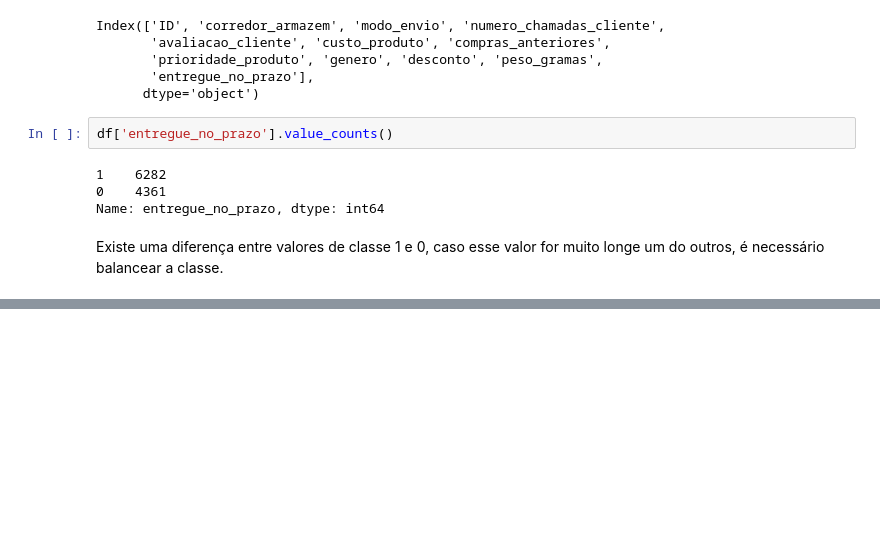
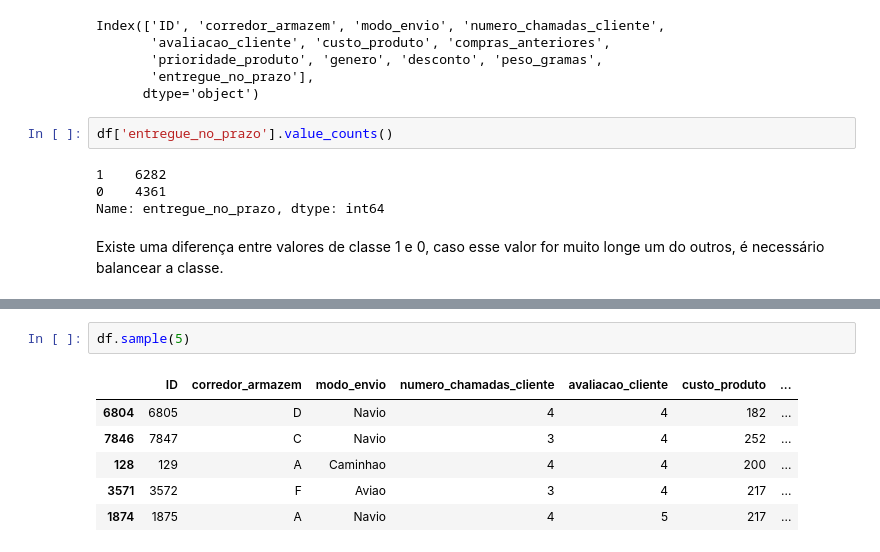
Before and after one commit to sandromzljr/Engenharia-Atributos, a Jupyter notebook: EngenhariaAtributos.ipynb, the cells around one changed output, grey strips where cells are left out. Saved outputs shown, nothing was run; the diff lists cells and outputs as text; blank space fills up the shorter version.

```diff
--- a/EngenhariaAtributos.ipynb
+++ b/EngenhariaAtributos.ipynb
@@ -321,0 +337,9 @@ Existe uma diferença entre valores de classe 1 e 0, caso esse valor for muito l
+# %%
+df.sample(5)
+# %% [output]
+|  | ID | corredor_armazem | modo_envio | numero_chamadas_cliente | avaliacao_cliente | custo_produto | ... |
+| 6804 | 6805 | D | Navio | 4 | 4 | 182 | ... |
+| 7846 | 7847 | C | Navio | 3 | 4 | 252 | ... |
+| 128 | 129 | A | Caminhao | 4 | 4 | 200 | ... |
+| 3571 | 3572 | F | Aviao | 3 | 4 | 217 | ... |
+| 1874 | 1875 | A | Navio | 4 | 5 | 217 | ... |
```
Also changed, not shown: parts of 8 cells of this notebook.
